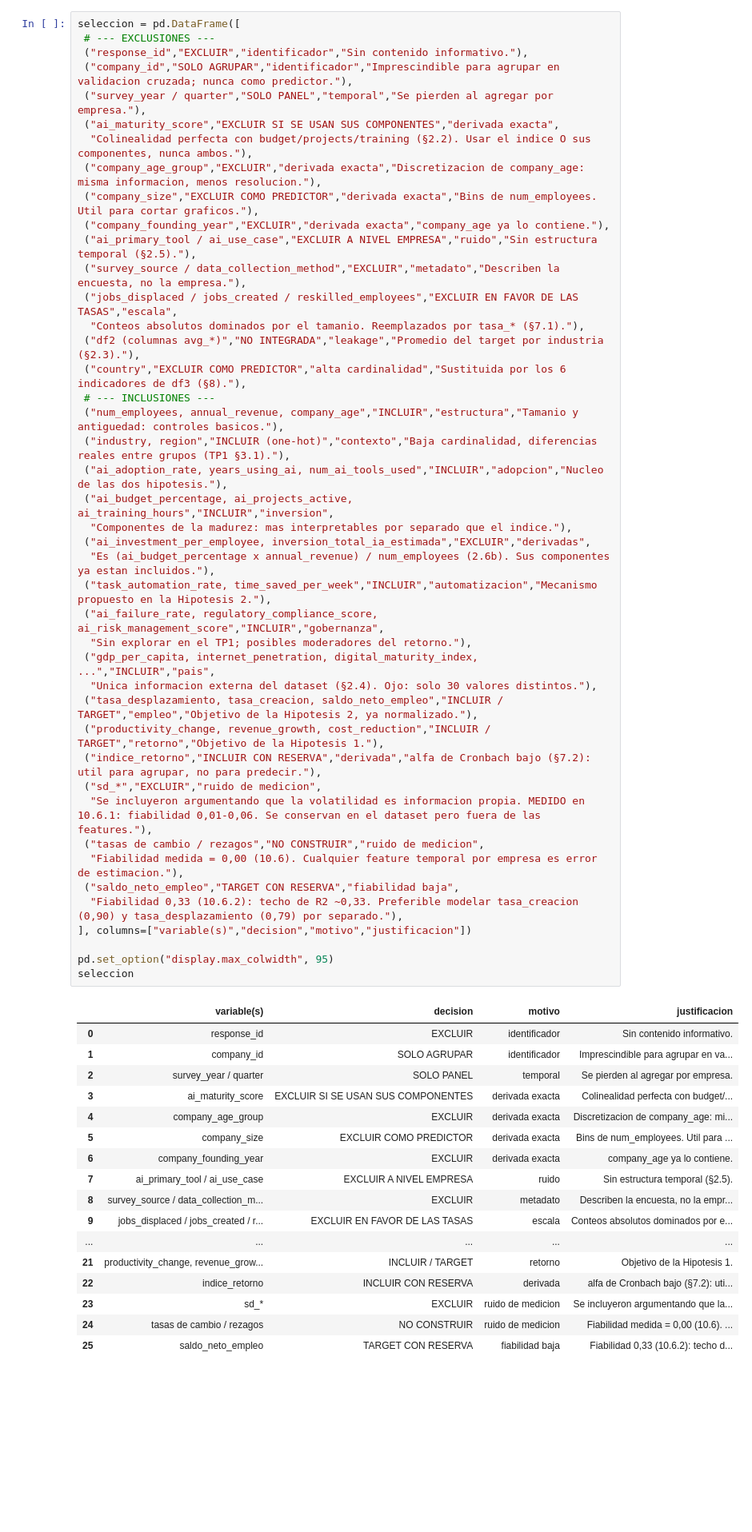
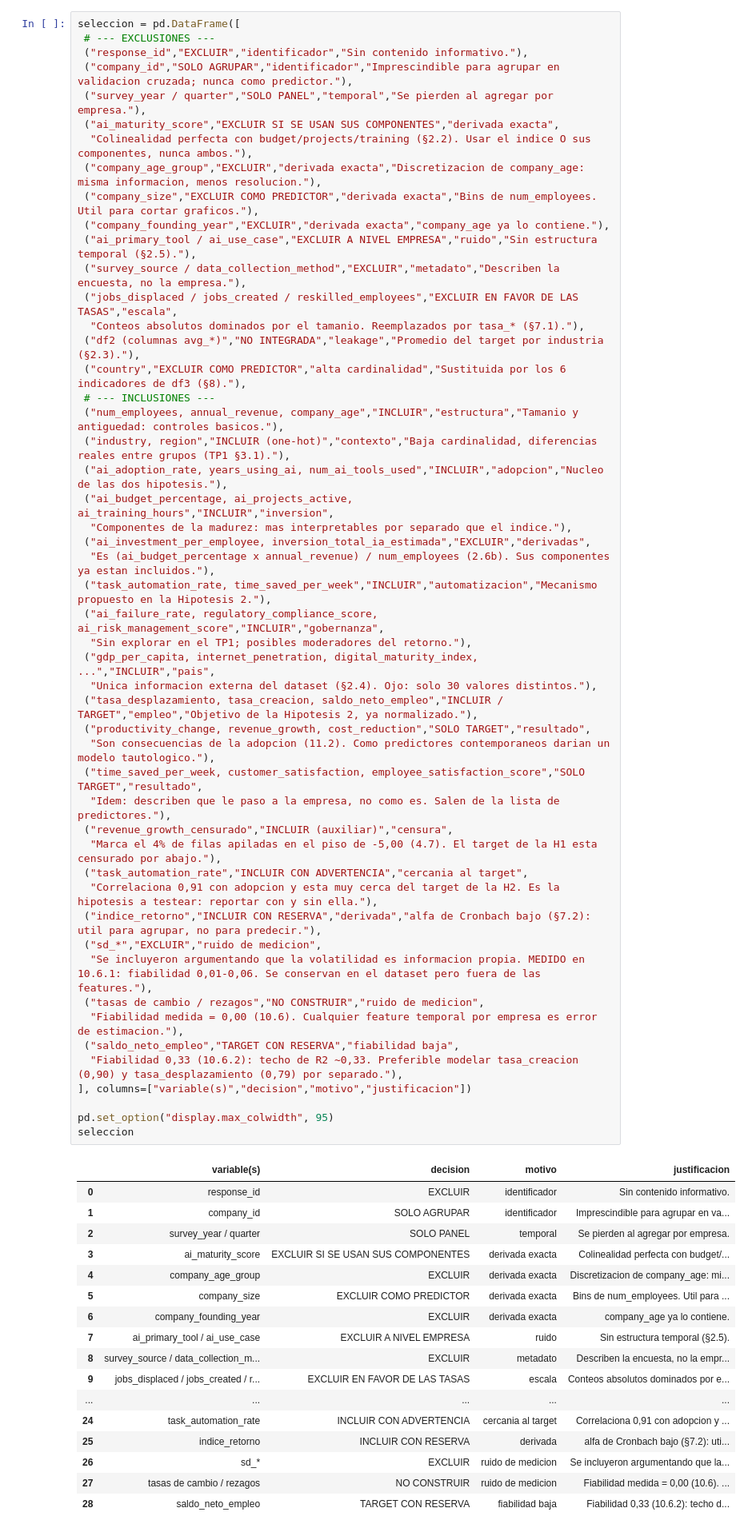
Before and after one commit to Franncippi/Proyecto-mentoria-M09, a Jupyter notebook: notebooks/02_curacion_de_datos_e_integracion.ipynb, the cells around one changed output. Shown at 80% size. Drawn from its saved outputs; the diff is of its cells as text; blank space fills up the shorter version.

```diff
--- a/notebooks/02b_curacion_alternativa_y_temporal.ipynb
+++ b/notebooks/02_curacion_de_datos_e_integracion.ipynb
@@ -2625,36 +2719,43 @@ seleccion = pd.DataFrame([
  ("task_automation_rate, time_saved_per_week","INCLUIR","automatizacion","Mecanismo propuesto en la Hipotesis 2."),
  ("ai_failure_rate, regulatory_compliance_score, ai_risk_management_score","INCLUIR","gobernanza",
   "Sin explorar en el TP1; posibles moderadores del retorno."),
  ("gdp_per_capita, internet_penetration, digital_maturity_index, ...","INCLUIR","pais",
   "Unica informacion externa del dataset (§2.4). Ojo: solo 30 valores distintos."),
  ("tasa_desplazamiento, tasa_creacion, saldo_neto_empleo","INCLUIR / TARGET","empleo","Objetivo de la Hipotesis 2, ya normalizado."),
- ("productivity_change, revenue_growth, cost_reduction","INCLUIR / TARGET","retorno","Objetivo de la Hipotesis 1."),
+ ("productivity_change, revenue_growth, cost_reduction","SOLO TARGET","resultado",
+  "Son consecuencias de la adopcion (11.2). Como predictores contemporaneos darian un modelo tautologico."),
+ ("time_saved_per_week, customer_satisfaction, employee_satisfaction_score","SOLO TARGET","resultado",
+  "Idem: describen que le paso a la empresa, no como es. Salen de la lista de predictores."),
+ ("revenue_growth_censurado","INCLUIR (auxiliar)","censura",
+  "Marca el 4% de filas apiladas en el piso de -5,00 (4.7). El target de la H1 esta censurado por abajo."),
+ ("task_automation_rate","INCLUIR CON ADVERTENCIA","cercania al target",
+  "Correlaciona 0,91 con adopcion y esta muy cerca del target de la H2. Es la hipotesis a testear: reportar con y sin ella."),
  ("indice_retorno","INCLUIR CON RESERVA","derivada","alfa de Cronbach bajo (§7.2): util para agrupar, no para predecir."),
  ("sd_*","EXCLUIR","ruido de medicion",
   "Se incluyeron argumentando que la volatilidad es informacion propia. MEDIDO en 10.6.1: fiabilidad 0,01-0,06. Se conservan en el dataset pero fuera de las features."),
  ("tasas de cambio / rezagos","NO CONSTRUIR","ruido de medicion",
   "Fiabilidad medida = 0,00 (10.6). Cualquier feature temporal por empresa es error de estimacion."),
  ("saldo_neto_empleo","TARGET CON RESERVA","fiabilidad baja",
   "Fiabilidad 0,33 (10.6.2): techo de R2 ~0,33. Preferible modelar tasa_creacion (0,90) y tasa_desplazamiento (0,79) por separado."),
 ], columns=["variable(s)","decision","motivo","justificacion"])
 
 pd.set_option("display.max_colwidth", 95)
 seleccion
 # %% [output]
 |  | variable(s) | decision | motivo | justificacion |
 | 0 | response_id | EXCLUIR | identificador | Sin contenido informativo. |
 | 1 | company_id | SOLO AGRUPAR | identificador | Imprescindible para agrupar en va... |
 | 2 | survey_year / quarter | SOLO PANEL | temporal | Se pierden al agregar por empresa. |
 | 3 | ai_maturity_score | EXCLUIR SI SE USAN SUS COMPONENTES | derivada exacta | Colinealidad perfecta con budget/... |
 | 4 | company_age_group | EXCLUIR | derivada exacta | Discretizacion de company_age: mi... |
 | 5 | company_size | EXCLUIR COMO PREDICTOR | derivada exacta | Bins de num_employees. Util para ... |
 | 6 | company_founding_year | EXCLUIR | derivada exacta | company_age ya lo contiene. |
 | 7 | ai_primary_tool / ai_use_case | EXCLUIR A NIVEL EMPRESA | ruido | Sin estructura temporal (§2.5). |
 | 8 | survey_source / data_collection_m... | EXCLUIR | metadato | Describen la encuesta, no la empr... |
 | 9 | jobs_displaced / jobs_created / r... | EXCLUIR EN FAVOR DE LAS TASAS | escala | Conteos absolutos dominados por e... |
 | ... | ... | ... | ... | ... |
-| 21 | productivity_change, revenue_grow... | INCLUIR / TARGET | retorno | Objetivo de la Hipotesis 1. |
-| 22 | indice_retorno | INCLUIR CON RESERVA | derivada | alfa de Cronbach bajo (§7.2): uti... |
-| 23 | sd_* | EXCLUIR | ruido de medicion | Se incluyeron argumentando que la... |
-| 24 | tasas de cambio / rezagos | NO CONSTRUIR | ruido de medicion | Fiabilidad medida = 0,00 (10.6). ... |
-| 25 | saldo_neto_empleo | TARGET CON RESERVA | fiabilidad baja | Fiabilidad 0,33 (10.6.2): techo d... |
+| 24 | task_automation_rate | INCLUIR CON ADVERTENCIA | cercania al target | Correlaciona 0,91 con adopcion y ... |
+| 25 | indice_retorno | INCLUIR CON RESERVA | derivada | alfa de Cronbach bajo (§7.2): uti... |
+| 26 | sd_* | EXCLUIR | ruido de medicion | Se incluyeron argumentando que la... |
+| 27 | tasas de cambio / rezagos | NO CONSTRUIR | ruido de medicion | Fiabilidad medida = 0,00 (10.6). ... |
+| 28 | saldo_neto_empleo | TARGET CON RESERVA | fiabilidad baja | Fiabilidad 0,33 (10.6.2): techo d... |
```
Also changed, not shown: parts of 20 cells of this notebook, 7 other files.
